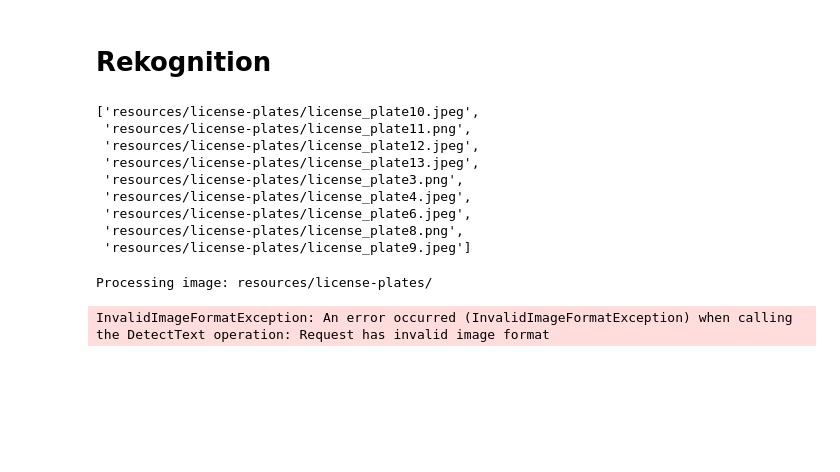
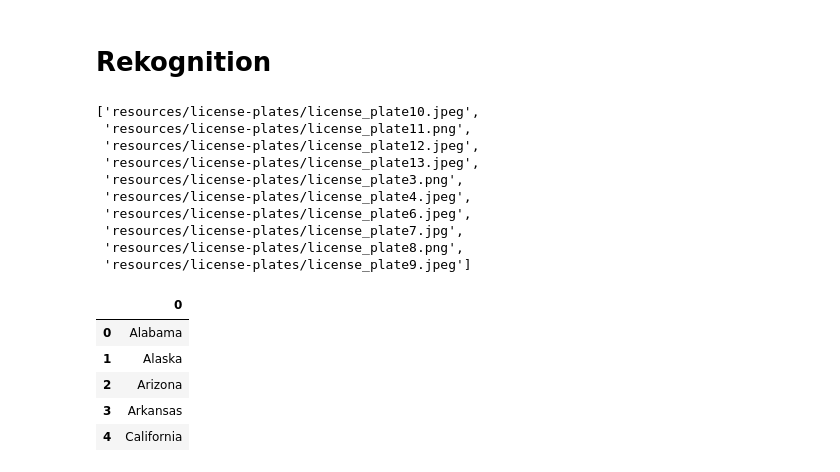
Before and after one commit to gmast-17/techcatalyst-de-GM, a Jupyter notebook: activities/week6/AWS API/AI_API.ipynb, the cells around one changed output. Cells and saved outputs as stored; diff of their text form; code cells hidden in the pictures; blank space fills up the shorter version.

Commit message:
license plate update

```diff
--- a/activities/week6/AWS API/AI_API.ipynb
+++ b/activities/week6/AWS API/AI_API.ipynb
@@ -177,27 +177,19 @@ rekognition = boto3.client('rekognition',
                           aws_access_key_id=aws_access_key,
                           aws_secret_access_key=aws_secret_key)
 # %%
+# to get list of images in bucket (only png & jpeg)
 def list_images(bucket_name, prefix):
     response = s3.list_objects_v2(Bucket=bucket_name, Prefix=prefix)
     image_files = []
     for obj in response.get('Contents', []):
-        if obj['Key'].endswith(('.jpeg', '.png')):
+        if obj['Key'].endswith(('.jpeg', '.png', '.jpg')):
             image_files.append(obj['Key'])
-
     return image_files
 
 bucket_name = 'techcatalyst-public'
 prefix = 'resources/license-plates/'
-list_images(bucket_name, prefix)
-# images = list_images(bucket_name, prefix)
-
-
-# old_word = "resources/license-plates/"
-# new_word = ""
-
-# image_list = [new_word if word == old_word else word for word in images]
-
-# print(images)
+images = list_images(bucket_name, prefix)
+images
 # %% [output]
 ['resources/license-plates/license_plate10.jpeg',
  'resources/license-plates/license_plate11.png',
@@ -206,26 +198,16 @@ list_images(bucket_name, prefix)
  'resources/license-plates/license_plate3.png',
  'resources/license-plates/license_plate4.jpeg',
  'resources/license-plates/license_plate6.jpeg',
+ 'resources/license-plates/license_plate7.jpg',
  'resources/license-plates/license_plate8.png',
  'resources/license-plates/license_plate9.jpeg']
-# %%
-for obj in response.get('Contents', []):
-    image_name = obj['Key']
-    print(f"Processing image: {image_name}")
-
-    rekognition_response = rekognition.detect_text(
-        Image={
-            'S3Object': {
-                'Bucket': bucket_name,
-                'Name': image_name
-            }
-        }
-    )
-
-    # print license plates
-    text_detections = rekognition_response['TextDetections']
-    for text in text_detections:
-        print(f"Detected text: {text['DetectedText']}, Confidence: {text['Confidence']:.2f}%")
-# %% [output]
-Processing image: resources/license-plates/
-InvalidImageFormatException: An error occurred (InvalidImageFormatException) when calling the DetectText operation: Request has invalid image format
+# %%
+states = pd.read_csv('s3://techcatalyst-public/resources/license-plates/states.csv')
+states.head()
+# %% [output]
+|  | 0 |
+| 0 | Alabama |
+| 1 | Alaska |
+| 2 | Arizona |
+| 3 | Arkansas |
+| 4 | California |
```
Also changed, not shown: parts of 1 cell of this notebook.
